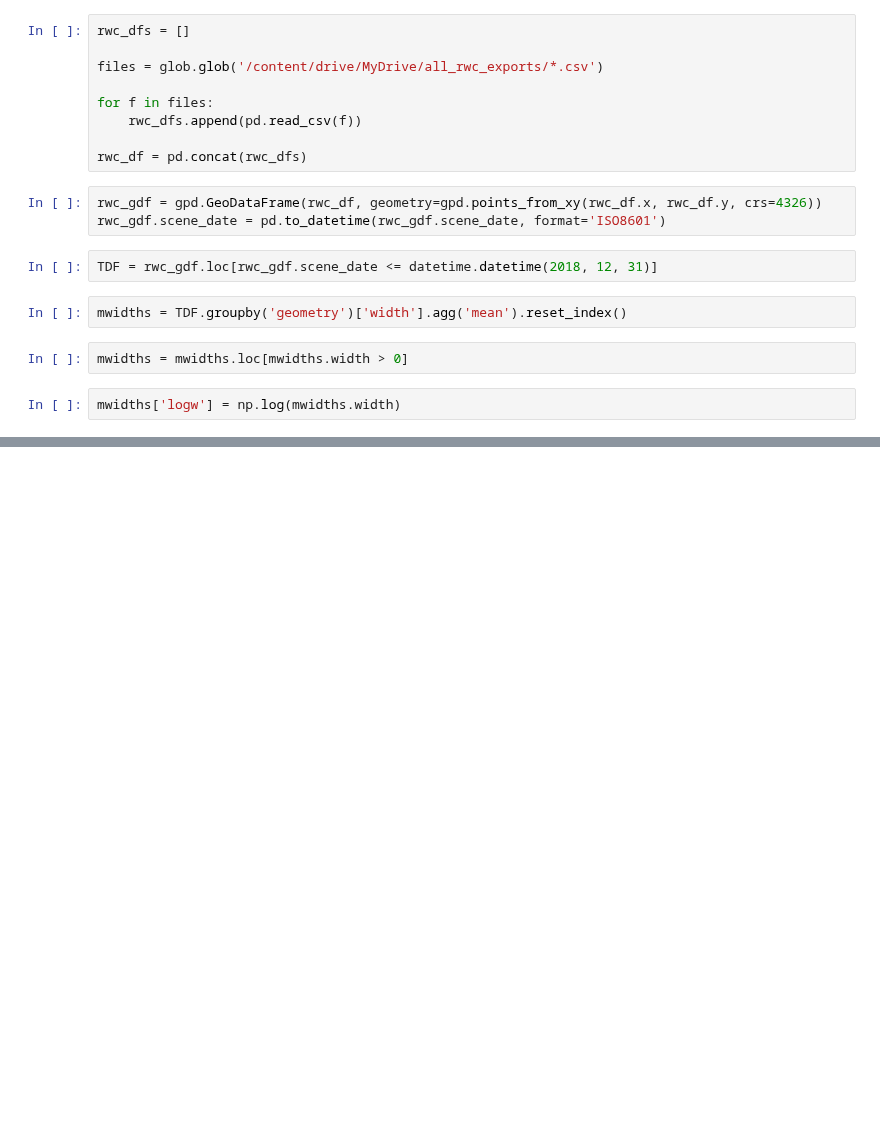
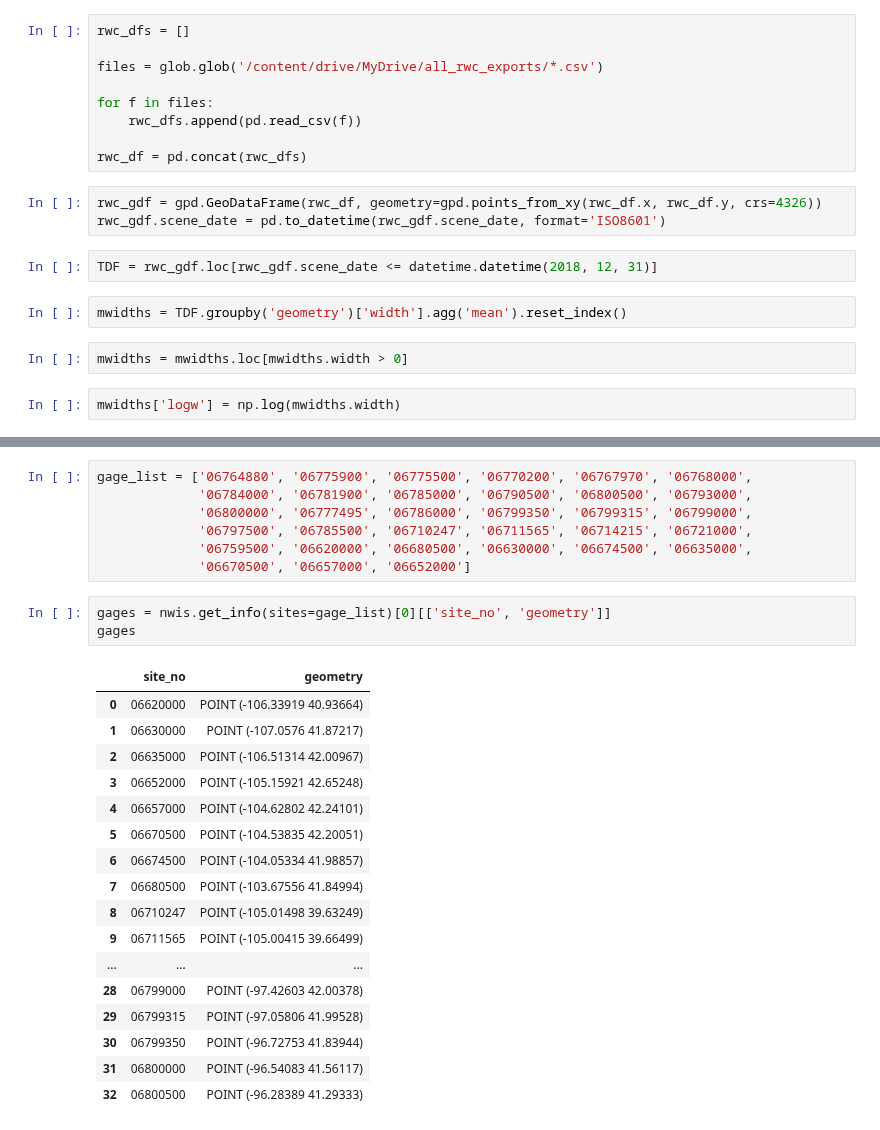
Before and after one commit to wherediddavidgo/multitemporal_RSSA, a Jupyter notebook: rwc_gage_validation.ipynb, the cells around one changed output, grey strips where cells are left out. Cells and saved outputs as stored; diff of their text form; blank space fills up the shorter version.

```diff
--- a/rwc_gage_validation.ipynb
+++ b/rwc_gage_validation.ipynb
@@ -51,0 +65,28 @@ mwidths.plot(column='logw')
+# %%
+gage_list = ['06764880', '06775900', '06775500', '06770200', '06767970', '06768000',
+             '06784000', '06781900', '06785000', '06790500', '06800500', '06793000',
+             '06800000', '06777495', '06786000', '06799350', '06799315', '06799000',
+             '06797500', '06785500', '06710247', '06711565', '06714215', '06721000',
+             '06759500', '06620000', '06680500', '06630000', '06674500', '06635000',
+             '06670500', '06657000', '06652000']
+# %%
+gages = nwis.get_info(sites=gage_list)[0][['site_no', 'geometry']]
+gages
+# %% [output]
+|  | site_no | geometry |
+| 0 | 06620000 | POINT (-106.33919 40.93664) |
+| 1 | 06630000 | POINT (-107.0576 41.87217) |
+| 2 | 06635000 | POINT (-106.51314 42.00967) |
+| 3 | 06652000 | POINT (-105.15921 42.65248) |
+| 4 | 06657000 | POINT (-104.62802 42.24101) |
+| 5 | 06670500 | POINT (-104.53835 42.20051) |
+| 6 | 06674500 | POINT (-104.05334 41.98857) |
+| 7 | 06680500 | POINT (-103.67556 41.84994) |
+| 8 | 06710247 | POINT (-105.01498 39.63249) |
+| 9 | 06711565 | POINT (-105.00415 39.66499) |
+| ... | ... | ... |
+| 28 | 06799000 | POINT (-97.42603 42.00378) |
+| 29 | 06799315 | POINT (-97.05806 41.99528) |
+| 30 | 06799350 | POINT (-96.72753 41.83944) |
+| 31 | 06800000 | POINT (-96.54083 41.56117) |
+| 32 | 06800500 | POINT (-96.28389 41.29333) |
```
Also changed, not shown: parts of 16 cells of this notebook.
